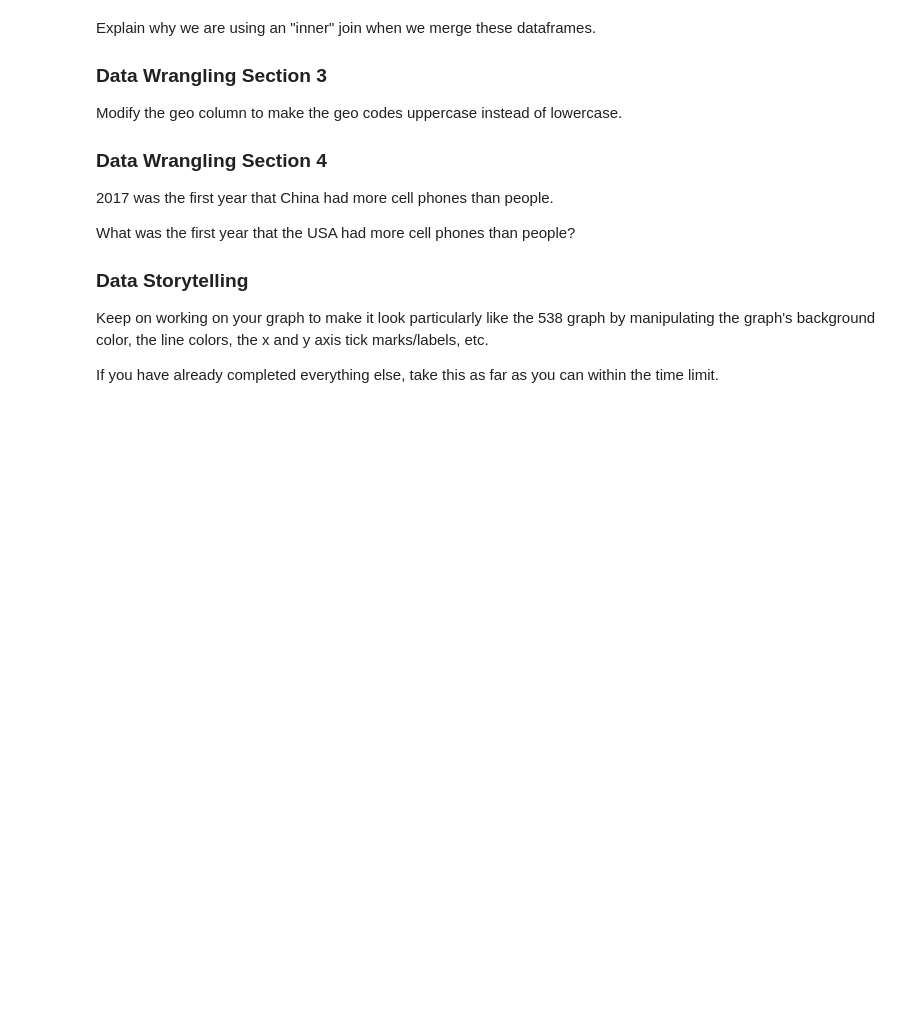
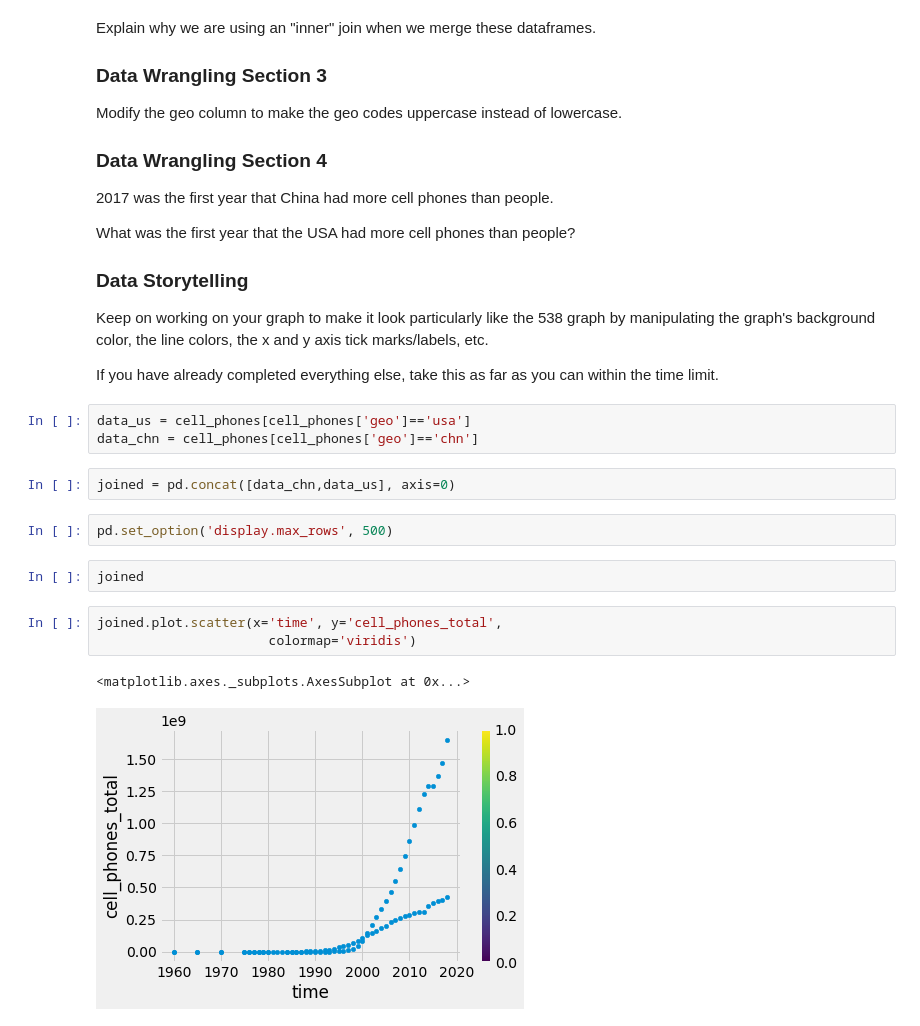
Before and after one commit to JoshuaHaga/DS-Unit-1-Sprint-1-Data-Wrangling-and-Storytelling, a Jupyter notebook: DS_Unit_1_Sprint_Challenge_1_Data_Wrangling_and_Storytelling.ipynb, the cells around one changed output. Saved outputs shown, nothing was run; the diff lists cells and outputs as text; blank space fills up the shorter version.

```diff
--- a/DS_Unit_1_Sprint_Challenge_1_Data_Wrangling_and_Storytelling.ipynb
+++ b/DS_Unit_1_Sprint_Challenge_1_Data_Wrangling_and_Storytelling.ipynb
@@ -358,3 +370,18 @@ What was the first year that the USA had more cell phones than people?
 Keep on working on your graph to make it look particularly like the 538 graph by manipulating the graph's background color, the line colors, the x and y axis tick marks/labels, etc.
 
 If you have already completed everything else, take this as far as you can within the time limit.
+# %%
+data_us = cell_phones[cell_phones['geo']=='usa']
+data_chn = cell_phones[cell_phones['geo']=='chn']
+# %%
+joined = pd.concat([data_chn,data_us], axis=0)
+# %%
+pd.set_option('display.max_rows', 500)
+# %%
+joined
+# %%
+joined.plot.scatter(x='time', y='cell_phones_total',
+                      colormap='viridis')
+# %% [output]
+<matplotlib.axes._subplots.AxesSubplot at 0x...>
+[figure, added]
```
Also changed, not shown: parts of 3 cells of this notebook.
